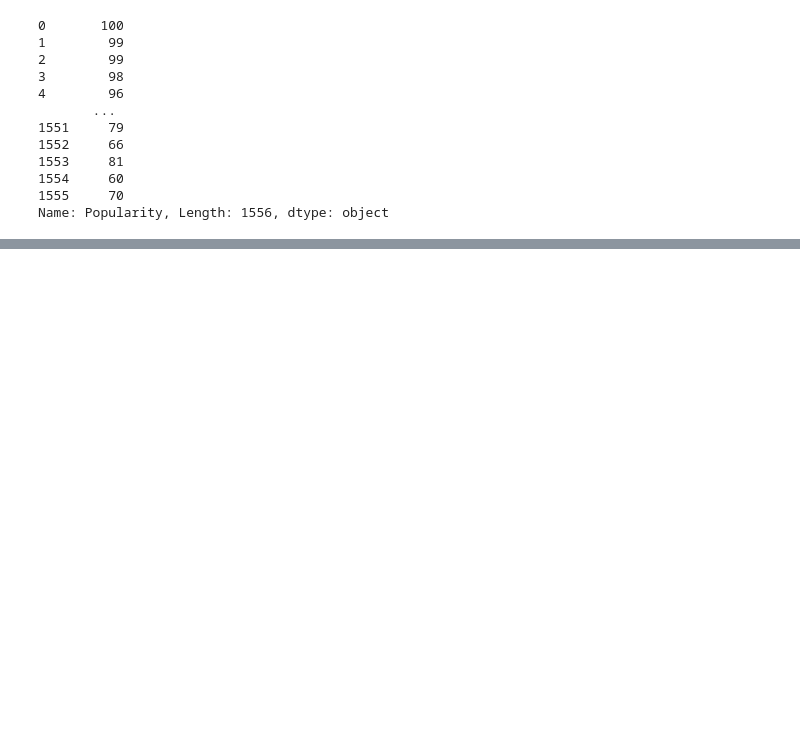
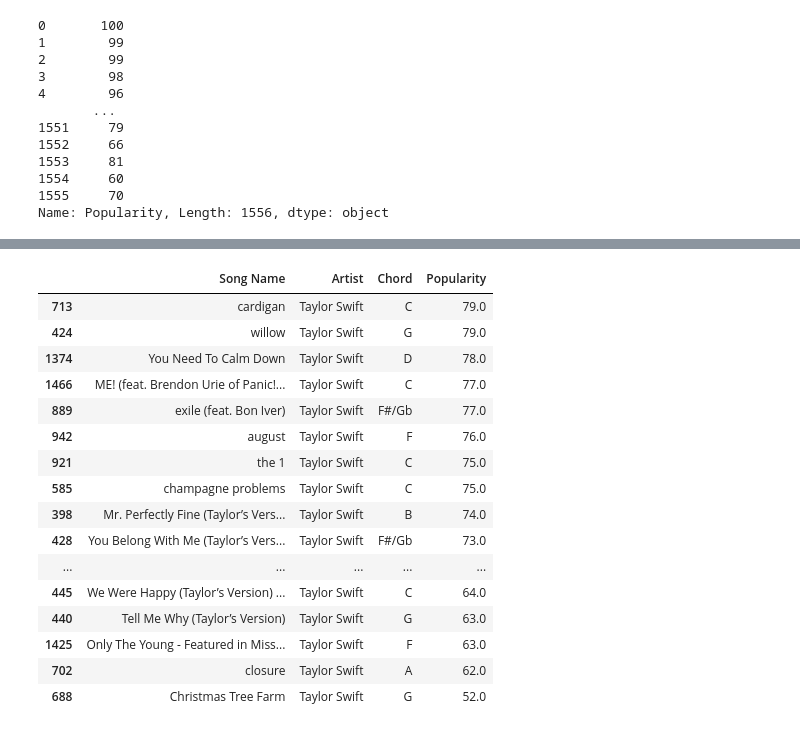
Before and after one commit to estevaoguerra19/spotify_insights, a Jupyter notebook: spotify_insight.ipynb, the cells around one changed output, grey strips where cells are left out. Saved outputs shown, nothing was run; the diff lists cells and outputs as text; code cells hidden in the pictures; blank space fills up the shorter version.

```diff
--- a/spotify_insight.ipynb
+++ b/spotify_insight.ipynb
@@ -365,0 +426,24 @@ df[['Song Name', 'Artist', 'Popularity']].sort_values(['Popularity']).dropna()
+# %%
+"""
+Identificando as músicas da artista que mais é ouvida
+"""
+
+df[['Song Name', 'Artist', 'Chord', 'Popularity']].sort_values(['Popularity'], ascending=False).where(df['Artist' ] == 'Taylor Swift').dropna()
+# %% [output]
+|  | Song Name | Artist | Chord | Popularity |
+| 713 | cardigan | Taylor Swift | C | 79.0 |
+| 424 | willow | Taylor Swift | G | 79.0 |
+| 1374 | You Need To Calm Down | Taylor Swift | D | 78.0 |
+| 1466 | ME! (feat. Brendon Urie of Panic!... | Taylor Swift | C | 77.0 |
+| 889 | exile (feat. Bon Iver) | Taylor Swift | F#/Gb | 77.0 |
+| 942 | august | Taylor Swift | F | 76.0 |
+| 921 | the 1 | Taylor Swift | C | 75.0 |
+| 585 | champagne problems | Taylor Swift | C | 75.0 |
+| 398 | Mr. Perfectly Fine (Taylor’s Vers... | Taylor Swift | B | 74.0 |
+| 428 | You Belong With Me (Taylor’s Vers... | Taylor Swift | F#/Gb | 73.0 |
+| ... | ... | ... | ... | ... |
+| 445 | We Were Happy (Taylor’s Version) ... | Taylor Swift | C | 64.0 |
+| 440 | Tell Me Why (Taylor’s Version) | Taylor Swift | G | 63.0 |
+| 1425 | Only The Young - Featured in Miss... | Taylor Swift | F | 63.0 |
+| 702 | closure | Taylor Swift | A | 62.0 |
+| 688 | Christmas Tree Farm | Taylor Swift | G | 52.0 |
```
Also changed, not shown: parts of 10 cells of this notebook.
